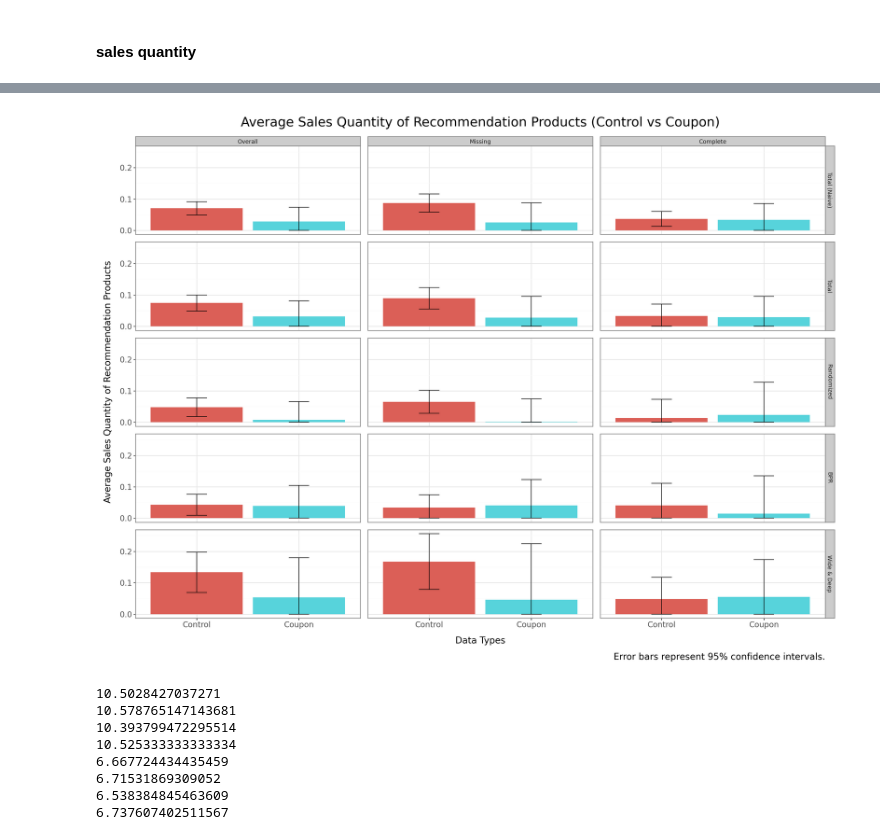
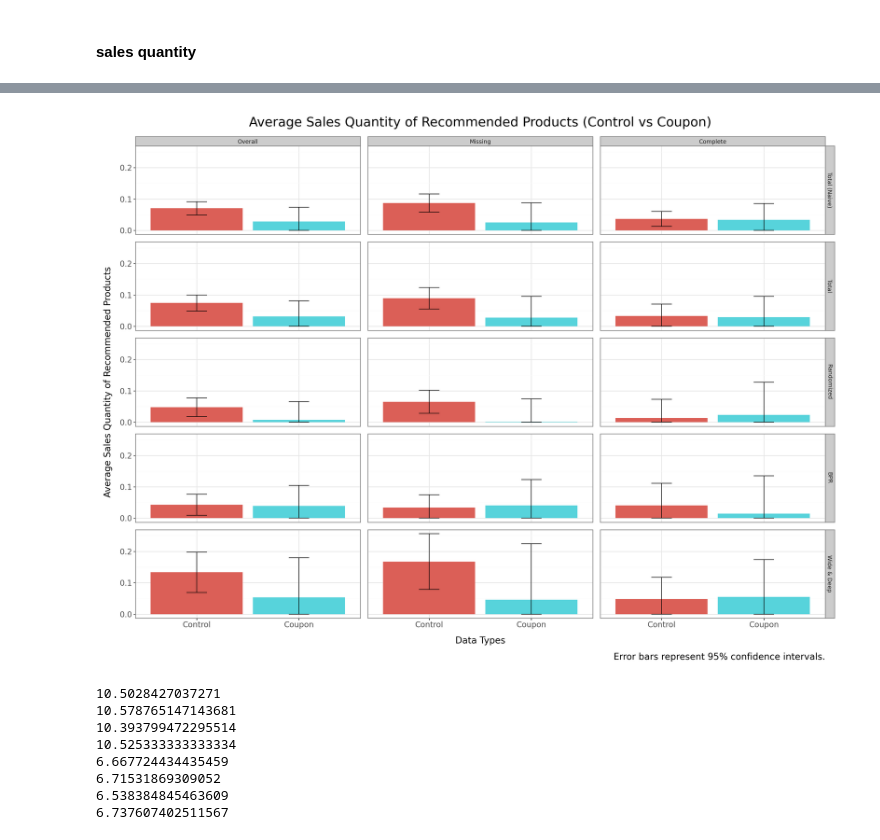
Before and after one commit to SeiTAKANE/smt_airport_rct_data, a Jupyter notebook: analysis.ipynb, the cells around one changed output, grey strips where cells are left out. Drawn from its saved outputs; the diff is of its cells as text; code cells hidden in the pictures.

```diff
--- a/analysis.ipynb
+++ b/analysis.ipynb
@@ -1717,36 +1734,36 @@ combined_plot_data_quantity['Data Type'] = pd.Categorical(
     combined_plot_data_quantity['Data Type'], categories=['Overall', 'Missing', 'Complete'], ordered=True
 )
 combined_plot_data_quantity['Model'] = pd.Categorical(
     combined_plot_data_quantity['Model'], categories=model_order, ordered=True
 )
 
 # Create the visualization
 p = (
     ggplot(combined_plot_data_quantity, aes(x='Variable', y='Estimate', fill='Variable'))
     + geom_bar(stat='identity', position=position_dodge(width=0.5))
     + geom_errorbar(aes(ymin='CI_Lower', ymax='CI_Upper'), width=0.2, position=position_dodge(width=0.5))
     + facet_grid('Model~Data Type')
     + theme_bw()
     + theme(
         figure_size=(16, 12),
         axis_text=element_text(size=12),
         axis_title=element_text(size=14),
         plot_title=element_text(size=20),
         plot_caption=element_text(size=14, hjust=1, vjust=0)
     )
     + labs(
-        title="Average Sales Quantity of Recommendation Products (Control vs Coupon)",
+        title="Average Sales Quantity of Recommended Products (Control vs Coupon)",
         x="Data Types",
-        y="Average Sales Quantity of Recommendation Products",
+        y="Average Sales Quantity of Recommended Products",
         caption="Error bars represent 95% confidence intervals."
     )
     + guides(fill=False)
 )
 
 # Display the result
 p
 # %% [output]
-[figure, old version]
+[figure, new version]
 # %%
 #post-pre-order sales quantity
 print(df_anl_cp_non_null['Quantity_in_real'].mean())
```
Also changed, not shown: parts of 5 cells of this notebook.
